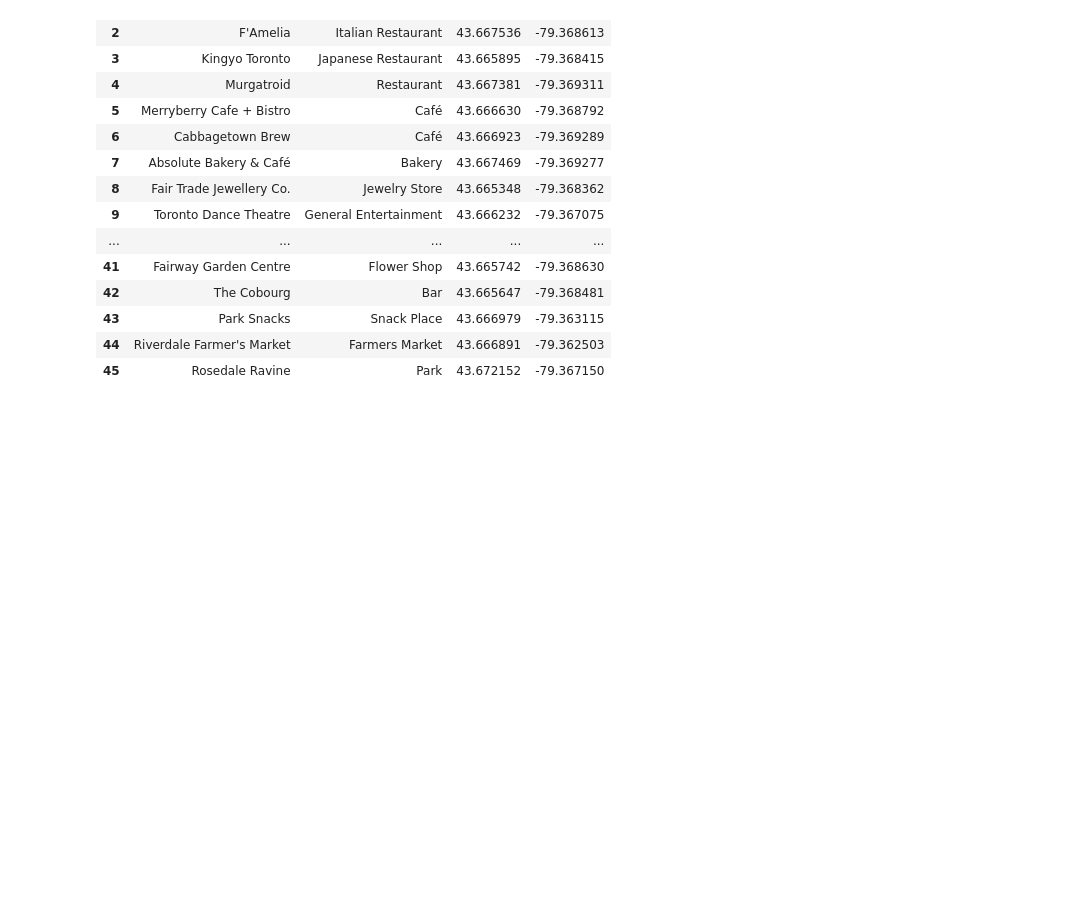
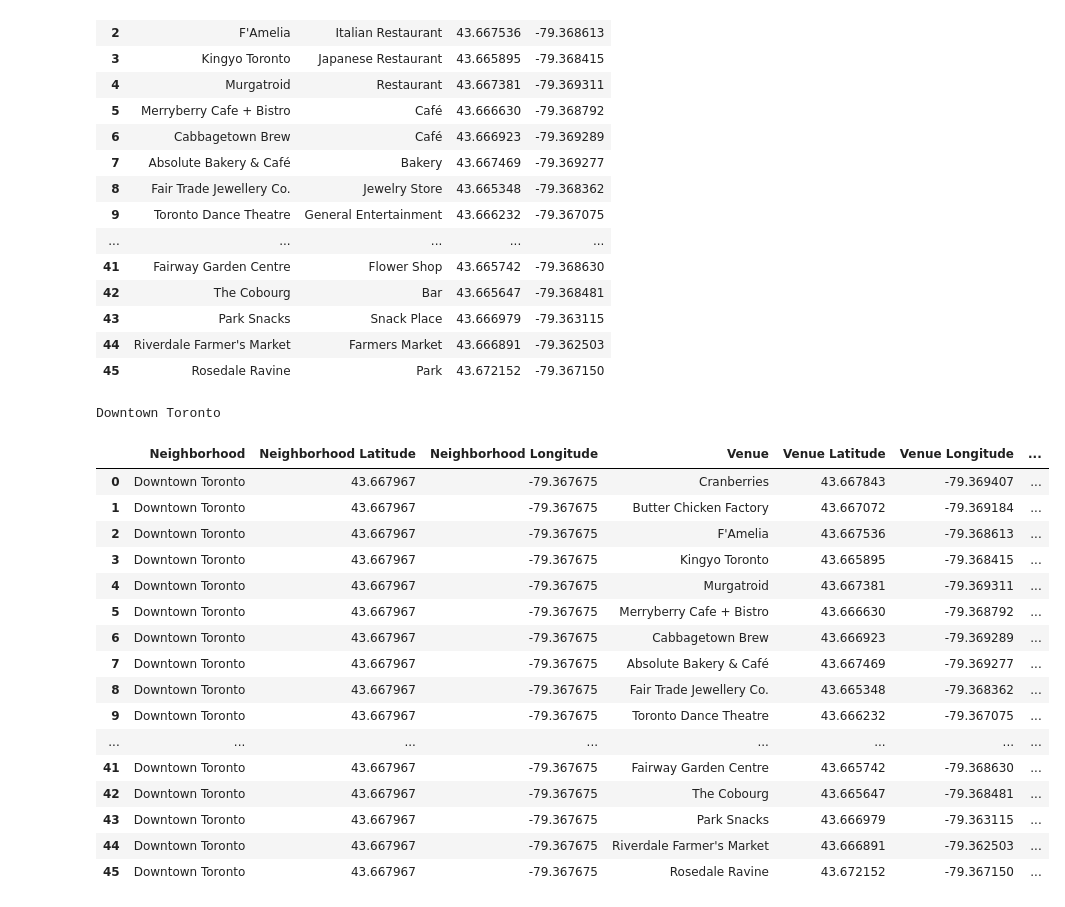
Before and after one commit to SathizShannmugam/Coursera_Capstone, a Jupyter notebook: Neighborhoods-in-Toronto.ipynb, the cells around one changed output. Saved outputs shown, nothing was run; the diff lists cells and outputs as text; code cells hidden in the pictures; blank space fills up the shorter version.

```diff
--- a/Neighborhoods-in-Toronto.ipynb
+++ b/Neighborhoods-in-Toronto.ipynb
@@ -254,0 +328,25 @@ nearby_venues
+# %%
+downtown_venues = getNearbyVenues( names=m4x_df['Borough'],
+                                   latitudes=m4x_df['Latitude'],
+                                   longitudes=m4x_df['Longitude']
+                                  )
+downtown_venues
+# %% [output]
+Downtown Toronto
+|  | Neighborhood | Neighborhood Latitude | Neighborhood Longitude | Venue | Venue Latitude | Venue Longitude | ... |
+| 0 | Downtown Toronto | 43.667967 | -79.367675 | Cranberries | 43.667843 | -79.369407 | ... |
+| 1 | Downtown Toronto | 43.667967 | -79.367675 | Butter Chicken Factory | 43.667072 | -79.369184 | ... |
+| 2 | Downtown Toronto | 43.667967 | -79.367675 | F'Amelia | 43.667536 | -79.368613 | ... |
+| 3 | Downtown Toronto | 43.667967 | -79.367675 | Kingyo Toronto | 43.665895 | -79.368415 | ... |
+| 4 | Downtown Toronto | 43.667967 | -79.367675 | Murgatroid | 43.667381 | -79.369311 | ... |
+| 5 | Downtown Toronto | 43.667967 | -79.367675 | Merryberry Cafe + Bistro | 43.666630 | -79.368792 | ... |
+| 6 | Downtown Toronto | 43.667967 | -79.367675 | Cabbagetown Brew | 43.666923 | -79.369289 | ... |
+| 7 | Downtown Toronto | 43.667967 | -79.367675 | Absolute Bakery & Café | 43.667469 | -79.369277 | ... |
+| 8 | Downtown Toronto | 43.667967 | -79.367675 | Fair Trade Jewellery Co. | 43.665348 | -79.368362 | ... |
+| 9 | Downtown Toronto | 43.667967 | -79.367675 | Toronto Dance Theatre | 43.666232 | -79.367075 | ... |
+| ... | ... | ... | ... | ... | ... | ... | ... |
+| 41 | Downtown Toronto | 43.667967 | -79.367675 | Fairway Garden Centre | 43.665742 | -79.368630 | ... |
+| 42 | Downtown Toronto | 43.667967 | -79.367675 | The Cobourg | 43.665647 | -79.368481 | ... |
+| 43 | Downtown Toronto | 43.667967 | -79.367675 | Park Snacks | 43.666979 | -79.363115 | ... |
+| 44 | Downtown Toronto | 43.667967 | -79.367675 | Riverdale Farmer's Market | 43.666891 | -79.362503 | ... |
+| 45 | Downtown Toronto | 43.667967 | -79.367675 | Rosedale Ravine | 43.672152 | -79.367150 | ... |
```
Also changed, not shown: parts of 7 cells of this notebook.
